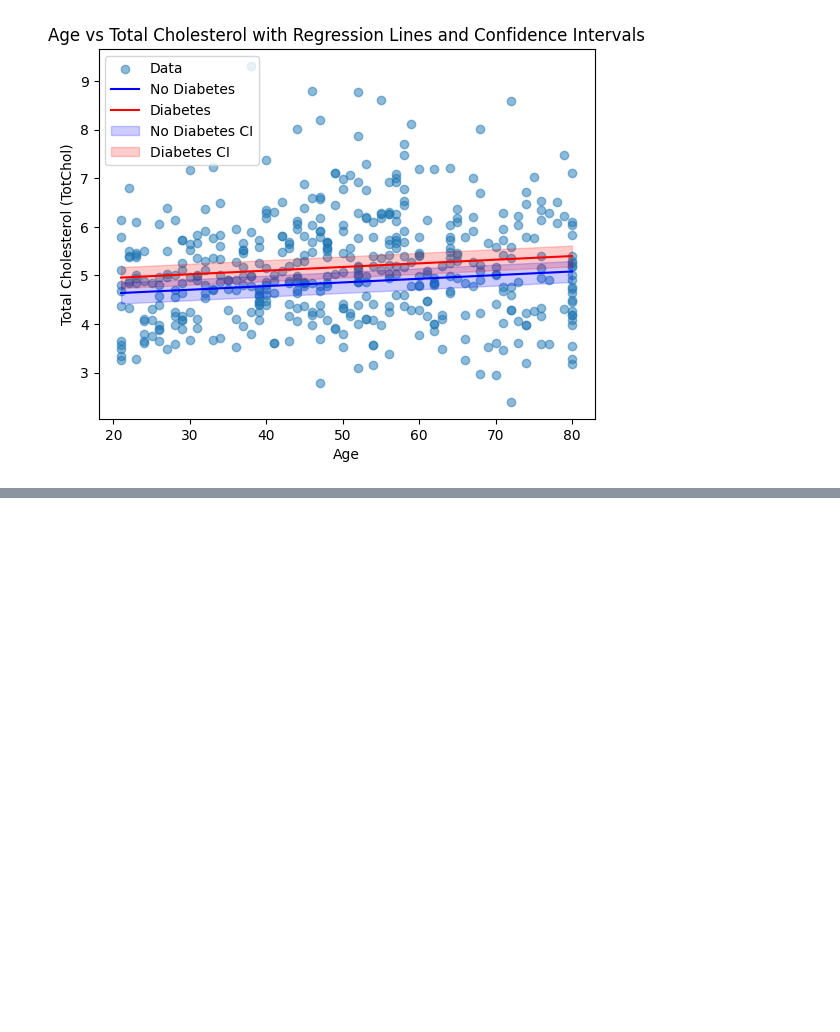
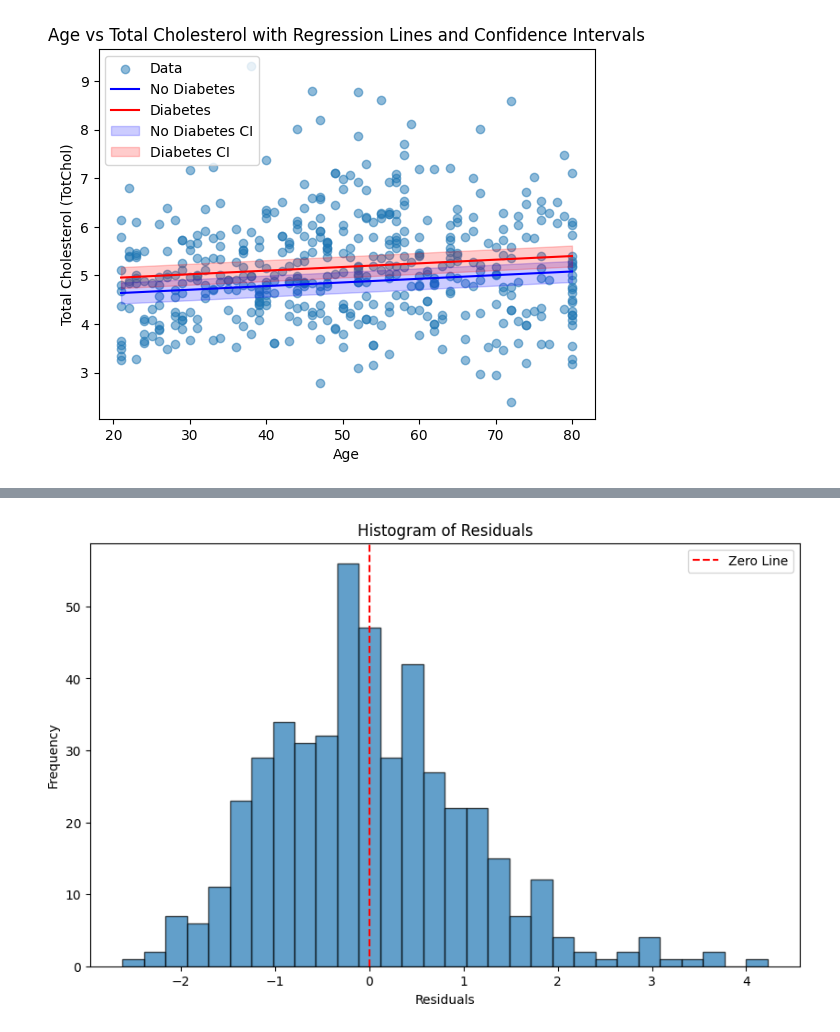
Before and after one commit to Mingrui-Zhuang/Probabilistic_Modeling, a Jupyter notebook: HW2_6.ipynb, the cells around one changed output, grey strips where cells are left out. Saved outputs shown, nothing was run; the diff lists cells and outputs as text; code cells hidden in the pictures; blank space fills up the shorter version.

```diff
--- a/HW2_6.ipynb
+++ b/HW2_6.ipynb
@@ -132,0 +152,16 @@ plt.show()
+# %%
+import matplotlib.pyplot as plt
+
+# Plot histogram of residuals
+plt.figure(figsize=(10, 6))
+plt.hist(df['Residuals'], bins=30, edgecolor='black', alpha=0.7)
+plt.axvline(0, color='red', linestyle='--', label='Zero Line')
+
+# Add labels and title
+plt.xlabel('Residuals')
+plt.ylabel('Frequency')
+plt.title('Histogram of Residuals')
+plt.legend()
+plt.show()
+# %% [output]
+[figure, added]
```
Also changed, not shown: parts of 2 cells of this notebook, 5 other files.
